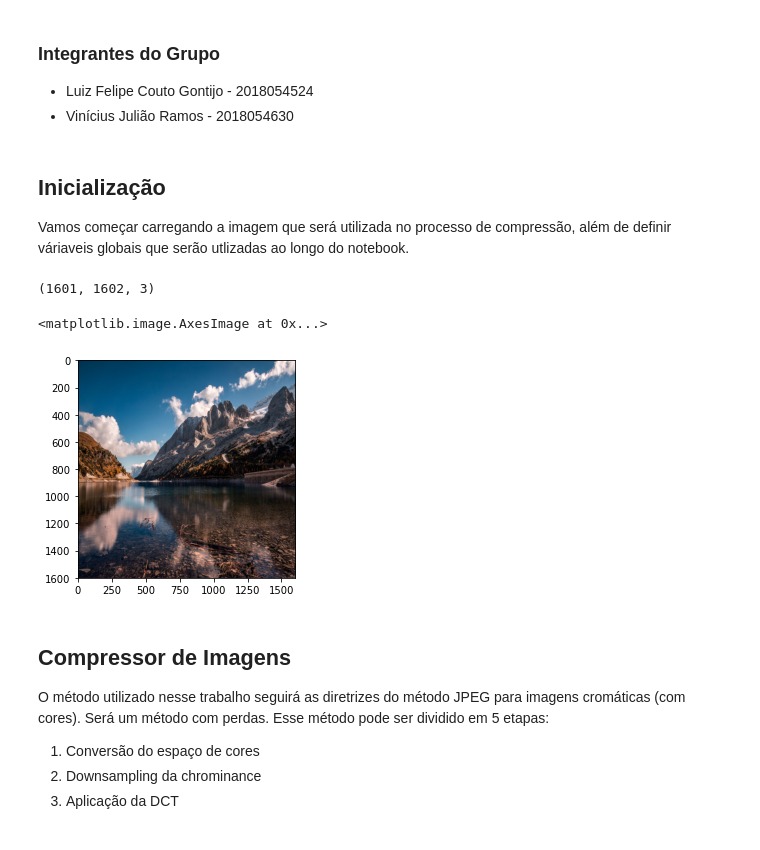
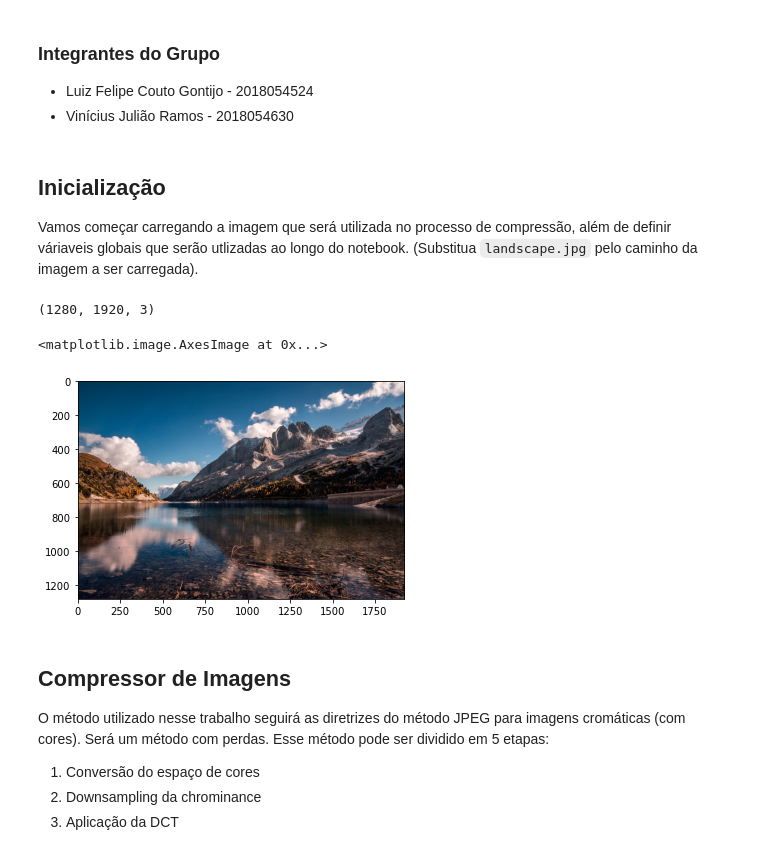
Before and after one commit to luiz-couto/image-compressor, a Jupyter notebook: img-compressor.ipynb, the cells around one changed output. Drawn from its saved outputs; the diff is of its cells as text; code cells hidden in the pictures.

```diff
--- a/img-compressor.ipynb
+++ b/img-compressor.ipynb
@@ -24,18 +24,18 @@ def split(matrix, num):
 * Vinícius Julião Ramos - 2018054630
 # %% [markdown]
 ## Inicialização
-Vamos começar carregando a imagem que será utilizada no processo de compressão, além de definir váriaveis globais que serão utlizadas ao longo do notebook.
+Vamos começar carregando a imagem que será utilizada no processo de compressão, além de definir váriaveis globais que serão utlizadas ao longo do notebook. (Substitua `landscape.jpg` pelo caminho da imagem a ser carregada).
 # %%
-img = cv2.imread("landscape(4).jpg")
+img = cv2.imread("landscape.jpg")
 img_width = img.shape[1]
 img_height = img.shape[0]
 
 print(img.shape)
 plt.imshow(cv2.cvtColor(img, cv2.COLOR_RGB2BGR)) # OpenCV assume que estamos utilizando o espaço de cores BGR
 # %% [output]
-(1601, 1602, 3)
+(1280, 1920, 3)
 <matplotlib.image.AxesImage at 0x...>
-[figure, old version]
+[figure, new version]
 # %% [markdown]
 ## Compressor de Imagens
 O método utilizado nesse trabalho seguirá as diretrizes do método JPEG para imagens cromáticas (com cores). Será um método com perdas. Esse método pode ser dividido em 5 etapas:
```
Also changed, not shown: parts of 10 cells of this notebook.
